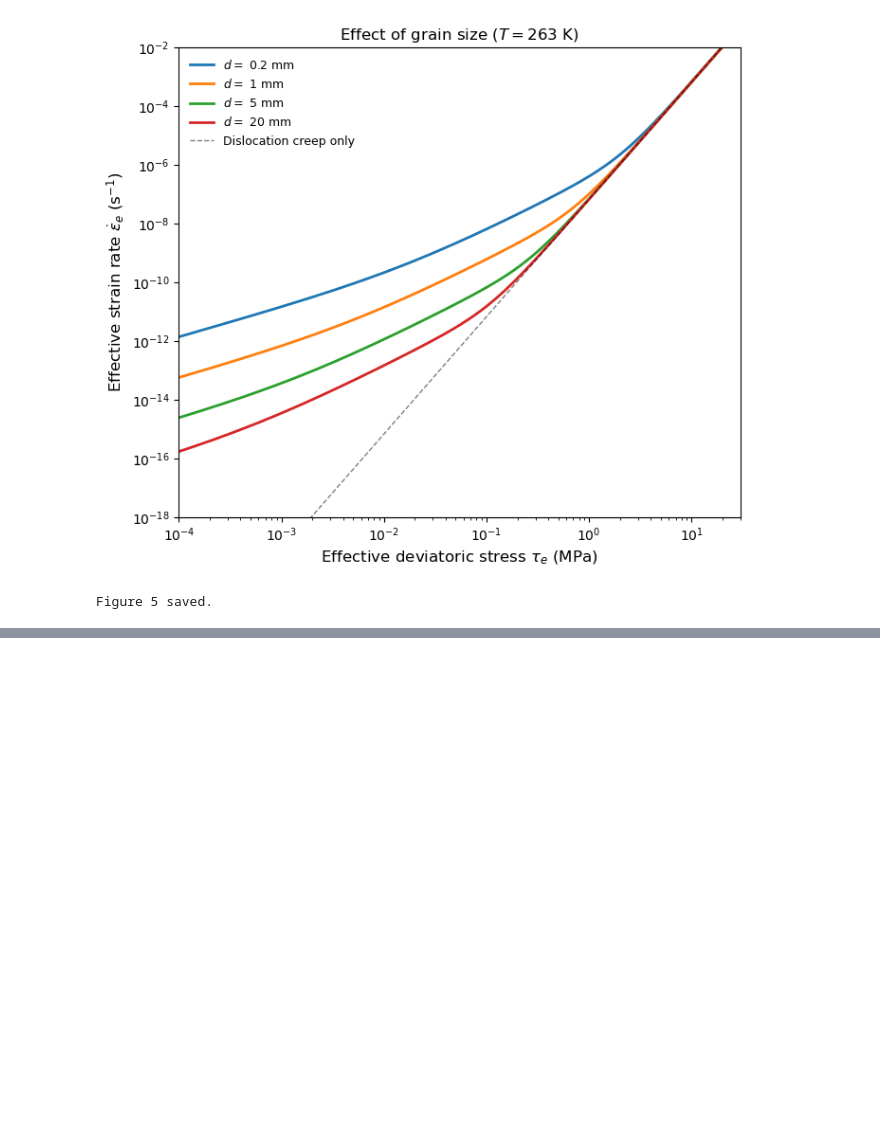
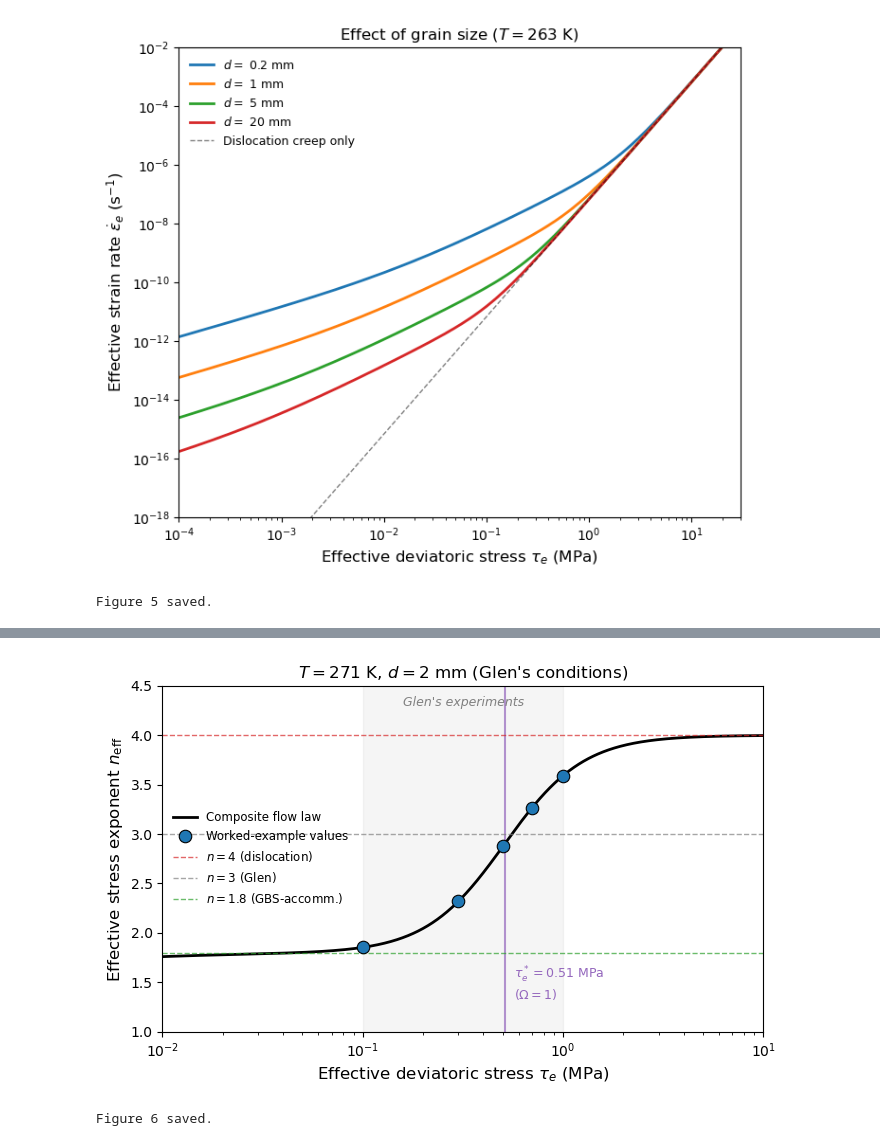
Before and after one commit to bminchew/courses_glacier_dynamics, a Jupyter notebook: 2026/lecture_notes/latex/ice_rheology/ice_rheology_figures_executed.ipynb, the cells around one changed output, grey strips where cells are left out. Cells and saved outputs as stored; diff of their text form; code cells hidden in the pictures; blank space fills up the shorter version.

```diff
--- a/2026/lecture_notes/latex/ice_rheology/ice_rheology_figures_executed.ipynb
+++ b/2026/lecture_notes/latex/ice_rheology/ice_rheology_figures_executed.ipynb
@@ -351,0 +377,56 @@ Figure 5 saved.
+# %%
+# ---- Fig 6: n_eff at Glen's experimental conditions (T=271 K, d=2 mm) ----
+T_fig6 = 271.0   # K (near melting, Glen's conditions)
+d_fig6 = 2e-3    # m (2 mm)
+
+tau6 = np.logspace(-2, 1.0, 1000)
+log_tau6 = np.log10(tau6)
+log_edot6 = np.log10(edot_composite(tau6, T_fig6, d_fig6))
+
+# Numerical derivative: n_eff = d(log edot) / d(log tau)
+n_eff6 = np.gradient(log_edot6, log_tau6)
+
+# Crossover stress from the worked example
+tau_star = 0.51  # MPa
+
+# Worked-example points
+tau_pts = np.array([0.1, 0.3, 0.5, 0.7, 1.0])
+R_pts = (tau_pts / tau_star)**2.2
+n_eff_pts = (1.8 + 4.0 * R_pts) / (1.0 + R_pts)
+
+fig, ax = plt.subplots(figsize=(7, 4.5))
+
+ax.semilogx(tau6, n_eff6, 'k-', lw=2, label='Composite flow law')
+ax.plot(tau_pts, n_eff_pts, 'o', color='#1f77b4', ms=9, zorder=5,
+        markeredgecolor='k', markeredgewidth=0.8, label='Worked-example values')
+
+# Crossover stress
+ax.axvline(tau_star, color='#9467bd', ls='-', lw=1.5, alpha=0.7)
+ax.text(tau_star * 1.12, 1.3, f'$\\tau_e^* = {tau_star}$ MPa\n($\\Omega = 1$)',
+        fontsize=9, color='#9467bd', va='bottom')
+
+# Reference lines
+ax.axhline(4.0, color='#d62728', ls='--', lw=1, alpha=0.7, label='$n = 4$ (dislocation)')
+ax.axhline(3.0, color='gray', ls='--', lw=1, alpha=0.7, label='$n = 3$ (Glen)')
+ax.axhline(1.8, color='#2ca02c', ls='--', lw=1, alpha=0.7, label='$n = 1.8$ (GBS-accomm.)')
+
+# Shade Glen's experimental stress range
+ax.axvspan(0.1, 1.0, alpha=0.08, color='gray')
+ax.text(0.32, 4.3, "Glen's experiments", fontsize=9, ha='center',
+        color='gray', style='italic')
+
+ax.set_xlabel('Effective deviatoric stress $\\tau_e$ (MPa)', fontsize=12)
+ax.set_ylabel('Effective stress exponent $n_{\\mathrm{eff}}$', fontsize=12)
+ax.set_xlim(0.01, 10)
+ax.set_ylim(1.0, 4.5)
+ax.legend(loc='center left', fontsize=8.5, frameon=False)
+ax.set_title(f'$T = {T_fig6:.0f}$ K, $d = {d_fig6*1e3:.0f}$ mm (Glen\'s conditions)', fontsize=12)
+
+fig.tight_layout()
+fig.savefig('figures/fig06_n_eff_glen_conditions.pdf', bbox_inches='tight')
+fig.savefig('figures/fig06_n_eff_glen_conditions.png', dpi=200, bbox_inches='tight')
+plt.show()
+print('Figure 6 saved.')
+# %% [output]
+[figure, added]
+Figure 6 saved.
```
Also changed, not shown: parts of 10 cells of this notebook, 15 other files.
